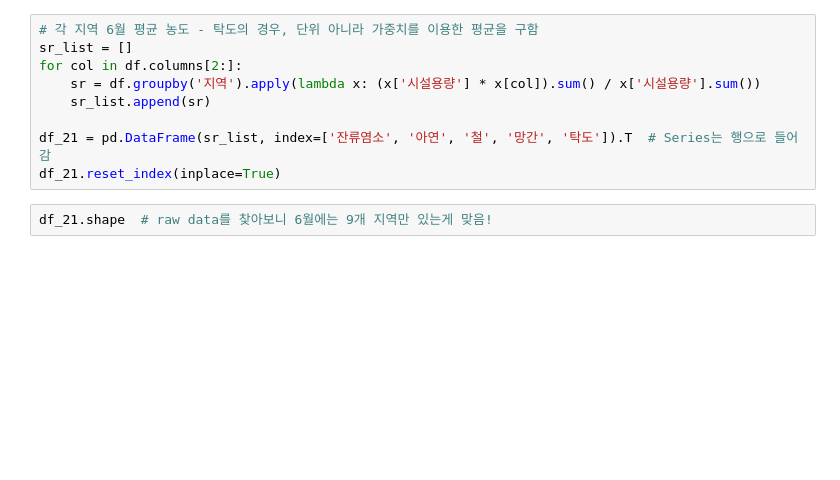
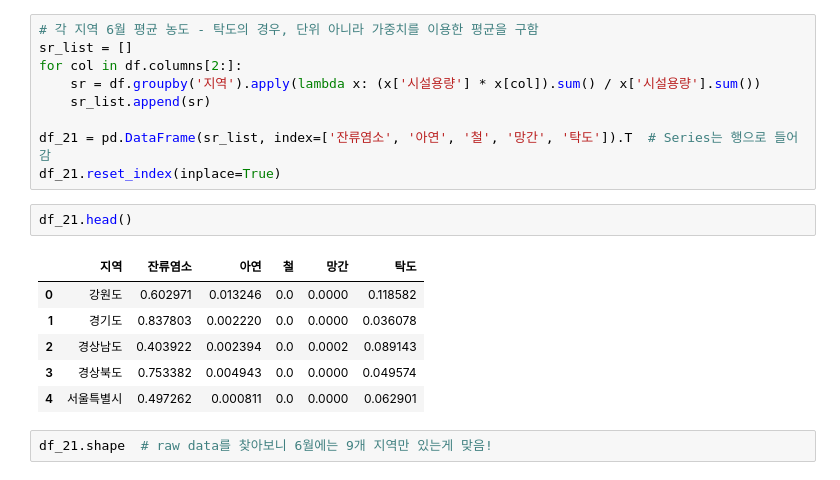
Before and after one commit to BreadFeet/K-water_project, a Jupyter notebook: myanalysis/03_Data_Analysis.ipynb, the cells around one changed output. Saved outputs shown, nothing was run; the diff lists cells and outputs as text; blank space fills up the shorter version.

```diff
--- a/myanalysis/03_Data_Analysis.ipynb
+++ b/myanalysis/03_Data_Analysis.ipynb
@@ -644,6 +643,15 @@ for col in df.columns[2:]:
 
 df_21 = pd.DataFrame(sr_list, index=['잔류염소', '아연', '철', '망간', '탁도']).T  # Series는 행으로 들어감
 df_21.reset_index(inplace=True)
+# %%
+df_21.head()
+# %% [output]
+|  | 지역 | 잔류염소 | 아연 | 철 | 망간 | 탁도 |
+| 0 | 강원도 | 0.602971 | 0.013246 | 0.0 | 0.0000 | 0.118582 |
+| 1 | 경기도 | 0.837803 | 0.002220 | 0.0 | 0.0000 | 0.036078 |
+| 2 | 경상남도 | 0.403922 | 0.002394 | 0.0 | 0.0002 | 0.089143 |
+| 3 | 경상북도 | 0.753382 | 0.004943 | 0.0 | 0.0000 | 0.049574 |
+| 4 | 서울특별시 | 0.497262 | 0.000811 | 0.0 | 0.0000 | 0.062901 |
 # %%
 df_21.shape  # raw data를 찾아보니 6월에는 9개 지역만 있는게 맞음!
 # %% [output]
```
Also changed, not shown: parts of 2 cells of this notebook, 16 other files.
